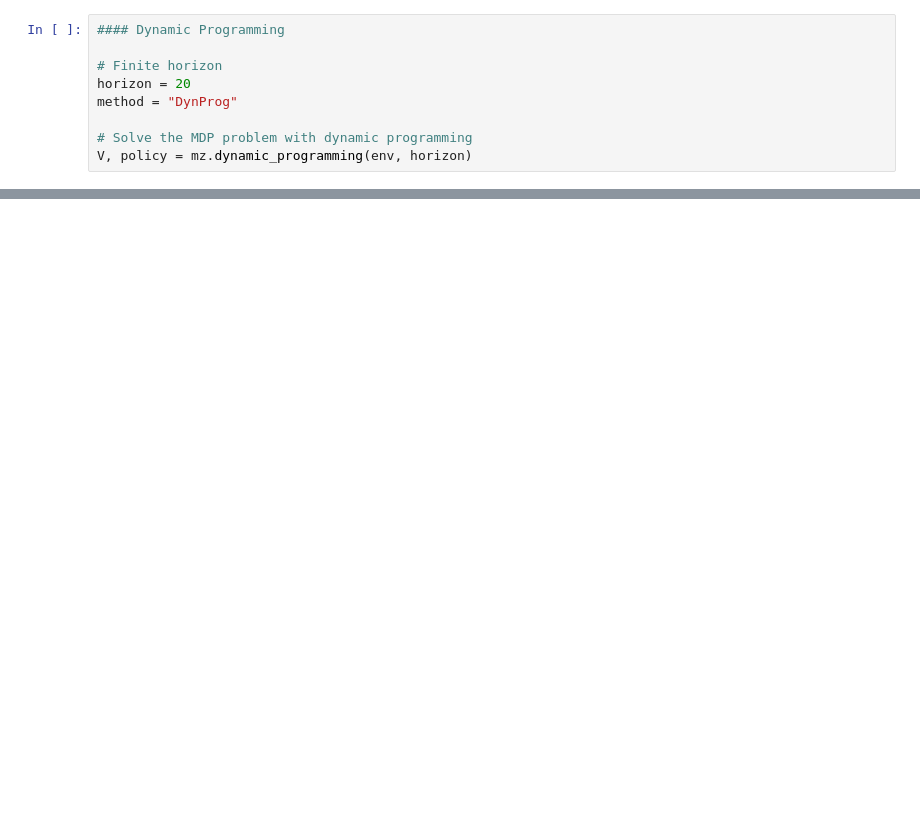
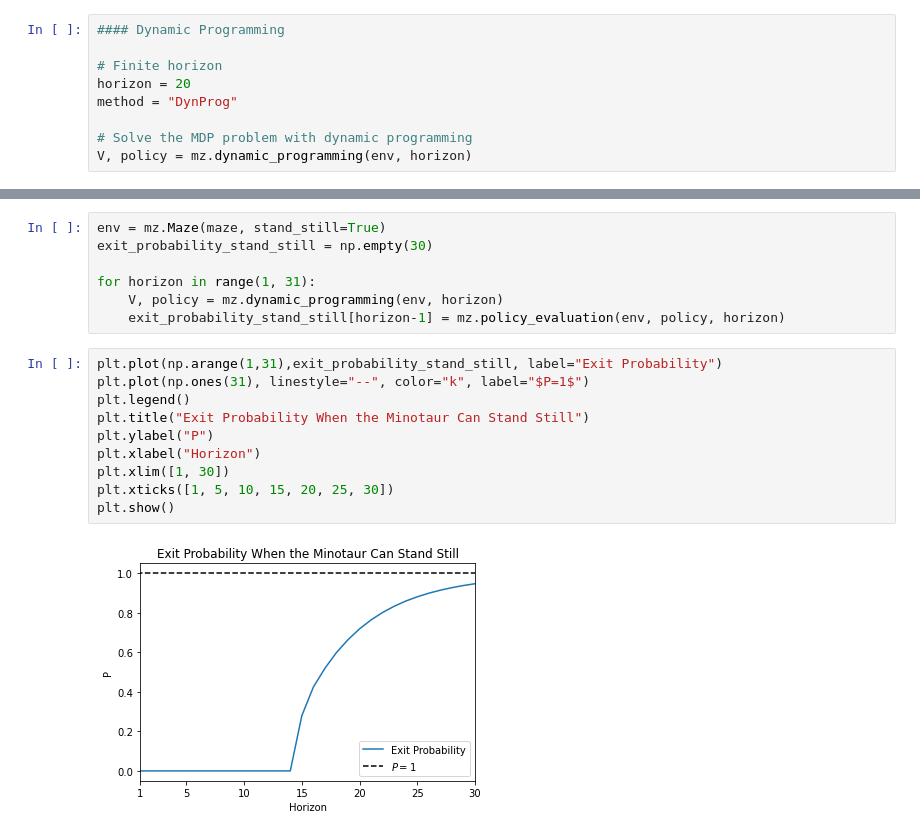
Before and after one commit to lxpr/EL2805-Reinforcement-Learning-Labs, a Jupyter notebook: Lab_1.ipynb, the cells around one changed output, grey strips where cells are left out. Cells and saved outputs as stored; diff of their text form; blank space fills up the shorter version.

```diff
--- a/Lab_1.ipynb
+++ b/Lab_1.ipynb
@@ -95,0 +114,19 @@ for horizon in range(1, 31):
+# %%
+env = mz.Maze(maze, stand_still=True)
+exit_probability_stand_still = np.empty(30)
+
+for horizon in range(1, 31):
+    V, policy = mz.dynamic_programming(env, horizon)
+    exit_probability_stand_still[horizon-1] = mz.policy_evaluation(env, policy, horizon)
+# %%
+plt.plot(np.arange(1,31),exit_probability_stand_still, label="Exit Probability")
+plt.plot(np.ones(31), linestyle="--", color="k", label="$P=1$")
+plt.legend()
+plt.title("Exit Probability When the Minotaur Can Stand Still")
+plt.ylabel("P")
+plt.xlabel("Horizon")
+plt.xlim([1, 30])
+plt.xticks([1, 5, 10, 15, 20, 25, 30])
+plt.show()
+# %% [output]
+[figure, added]
```
Also changed, not shown: parts of 11 cells of this notebook, 2 other files.
